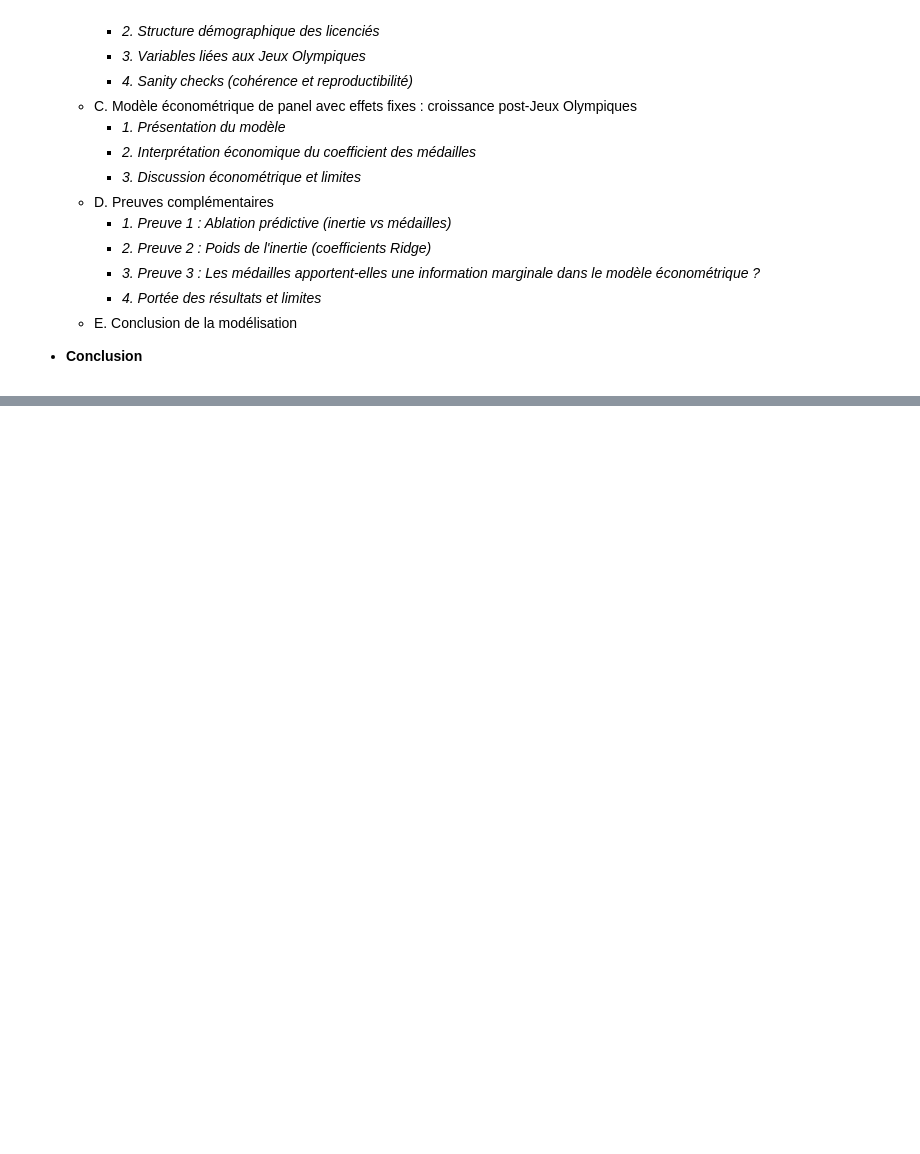
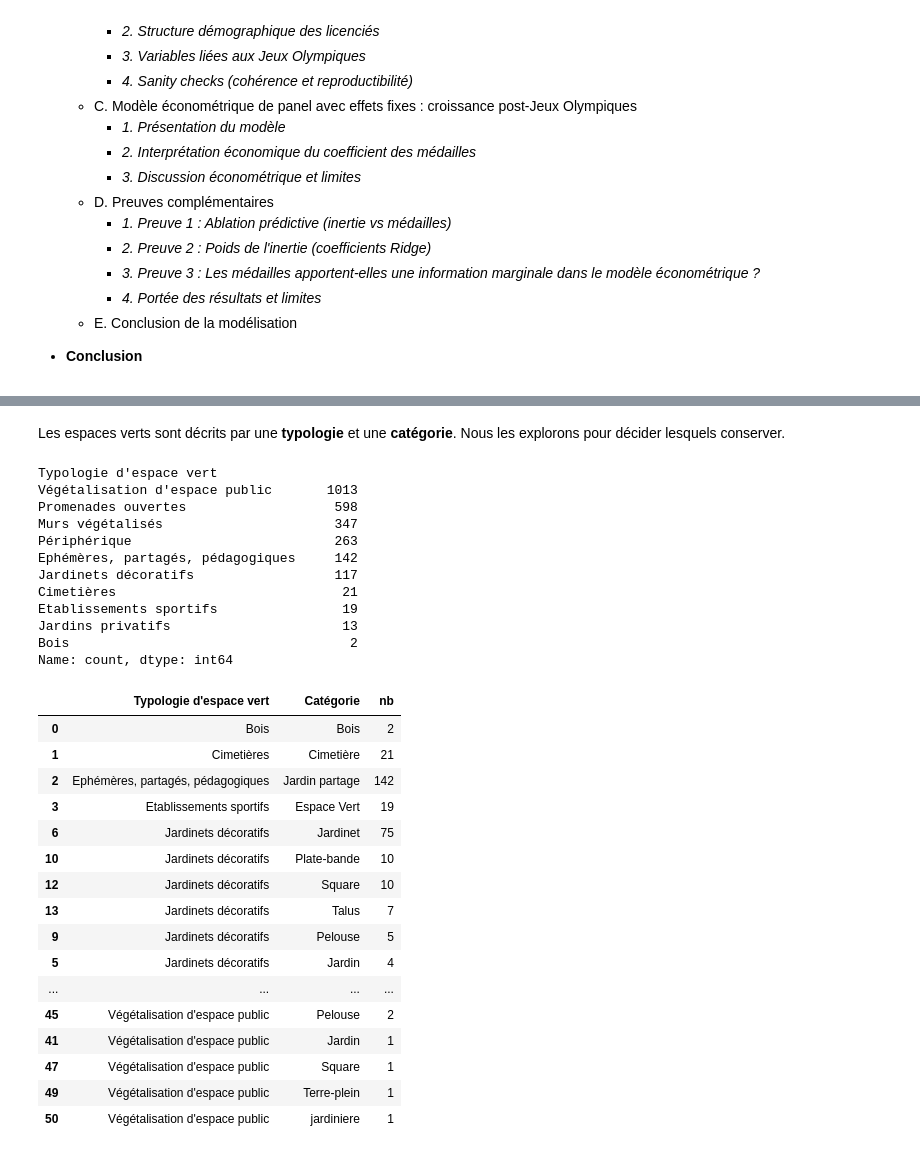
Before and after one commit to clothildemigaud/Projet-python-2A-, a Jupyter notebook: main.ipynb, the cells around one changed output, grey strips where cells are left out. Drawn from its saved outputs; the diff is of its cells as text; code cells hidden in the pictures; blank space fills up the shorter version.

```diff
--- a/main.ipynb
+++ b/main.ipynb
@@ -53,0 +69,21 @@ rédiger l'intro
+# %%
+import os
+import json
+import numpy as np
+import pandas as pd
+import geopandas as gpd
+import gdown
+from shapely.geometry import shape
+
+pd.set_option("display.max_columns", None)   # afficher toutes les colonnes
+
+# Se placer à la racine du projet (le dossier qui contient "data"), quel que soit le poste
+if not os.path.exists("data") and os.path.exists("../data"):
+    os.chdir("..")
+print("Dossier de travail :", os.getcwd())
+
+# Paramètres
+FILE_DVF_PLUS_ID = "1Mnsnm-OCvw-5zLuVBf6p41NtDChE_yg1"   # identifiant du fichier sur le Drive partagé
+FICHIER_LOCAL_DVF_PLUS = "dvf_plus_d75.csv"               # fichier volumineux : à mettre dans le .gitignore
+DOSSIER_BRUT = "data/1.data_brute"
+DOSSIER_SORTIE = "data/2.data_nettoyee"
@@ -53,0 +94,9 @@ rédiger l'intro
+# %%
+ev_actuels = pd.read_csv(f"{DOSSIER_BRUT}/espaces_verts.csv", sep=";", encoding="utf-8")
+ev_supp = pd.read_csv(f"{DOSSIER_BRUT}/espaces_verts_supplementaires.csv", sep=";", encoding="utf-8")
+
+n_ev_brut = len(ev_actuels)
+print(f"Espaces verts (brut) : {ev_actuels.shape[0]} lignes, {ev_actuels.shape[1]} colonnes")
+print(f"Espaces verts supplémentaires (brut) : {ev_supp.shape[0]} lignes, {ev_supp.shape[1]} colonnes")
+display(ev_actuels.head())
+display(ev_supp.head())
@@ -53,0 +138,39 @@ rédiger l'intro
+# %% [markdown]
+Les espaces verts sont décrits par une **typologie** et une **catégorie**. Nous les explorons pour décider lesquels conserver.
+# %%
+display(ev_actuels["Typologie d'espace vert"].value_counts(dropna=False))
+display(
+    ev_actuels.groupby(["Typologie d'espace vert", "Catégorie"], dropna=False)
+    .size().rename("nb").reset_index()
+    .sort_values(["Typologie d'espace vert", "nb"], ascending=[True, False])
+)
+# %% [output]
+Typologie d'espace vert
+Végétalisation d'espace public       1013
+Promenades ouvertes                   598
+Murs végétalisés                      347
+Périphérique                          263
+Ephémères, partagés, pédagogiques     142
+Jardinets décoratifs                  117
+Cimetières                             21
+Etablissements sportifs                19
+Jardins privatifs                      13
+Bois                                    2
+Name: count, dtype: int64
+|  | Typologie d'espace vert | Catégorie | nb |
+| 0 | Bois | Bois | 2 |
+| 1 | Cimetières | Cimetière | 21 |
+| 2 | Ephémères, partagés, pédagogiques | Jardin partage | 142 |
+| 3 | Etablissements sportifs | Espace Vert | 19 |
+| 6 | Jardinets décoratifs | Jardinet | 75 |
+| 10 | Jardinets décoratifs | Plate-bande | 10 |
+| 12 | Jardinets décoratifs | Square | 10 |
+| 13 | Jardinets décoratifs | Talus | 7 |
+| 9 | Jardinets décoratifs | Pelouse | 5 |
+| 5 | Jardinets décoratifs | Jardin | 4 |
+| ... | ... | ... | ... |
+| 45 | Végétalisation d'espace public | Pelouse | 2 |
+| 41 | Végétalisation d'espace public | Jardin | 1 |
+| 47 | Végétalisation d'espace public | Square | 1 |
+| 49 | Végétalisation d'espace public | Terre-plein | 1 |
+| 50 | Végétalisation d'espace public | jardiniere | 1 |
```
Also changed, not shown: parts of 37 cells of this notebook, 3 other files.
